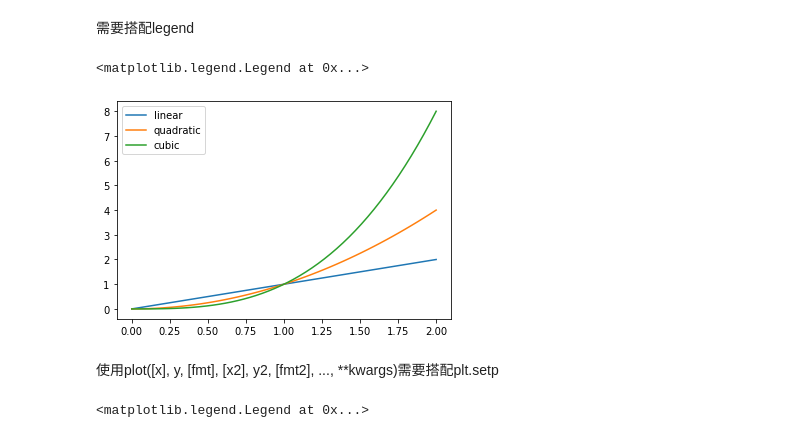
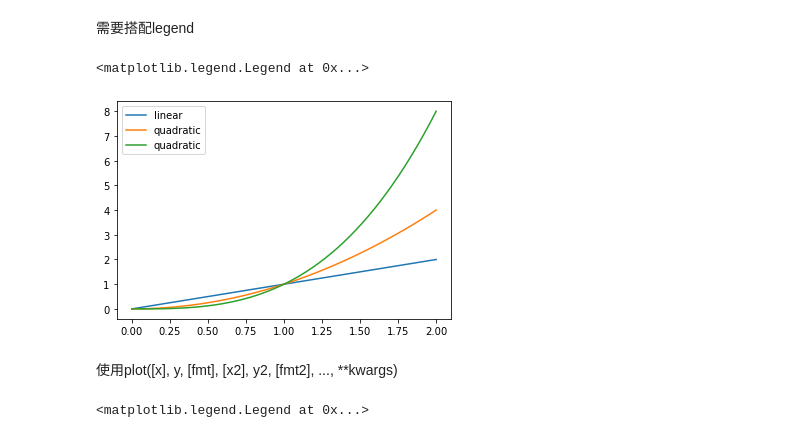
Before and after one commit to Eddie02582/Python, a Jupyter notebook: matplotlib/plot.ipynb, the cells around one changed output. Cells and saved outputs as stored; diff of their text form; code cells hidden in the pictures.

```diff
--- a/matplotlib/plot.ipynb
+++ b/matplotlib/plot.ipynb
@@ -34,4 +38,5 @@ plt.plot(x, x**3)
 # %%
+x = np.linspace(0, 2, 50)
 plt.plot(x, x,x, x**2,x, x**3)
 # %% [output]
 [<matplotlib.lines.Line2D at 0x...>,
@@ -210,16 +215,16 @@ plt.plot(x, x**3, 'b-')
 # %%
 plt.plot(x, x, label='linear')
 plt.plot(x, x**2, label='quadratic')
-
-ax = plt.plot(x, x**3)
-## 也可以使用plt.setp
-plt.setp(ax, label='cubic')
+plt.plot(x, x**3, label='quadratic')
+#亦可使用
+#line = plt.plot(x, x**3)
+#plt.setp(line, label='cubic')
 plt.legend()
 # %% [output]
 <matplotlib.legend.Legend at 0x...>
-[figure, old version]
+[figure, new version]
 # %% [markdown]
-使用plot([x], y, [fmt], [x2], y2, [fmt2], ..., **kwargs)需要搭配plt.setp
+使用plot([x], y, [fmt], [x2], y2, [fmt2], ..., **kwargs)
 # %%
 lines = plt.plot(x, x,x, x**2,x, x**3)
 plt.setp(lines[0], label='linear')
```
Also changed, not shown: parts of 36 cells of this notebook, 1 other file.
